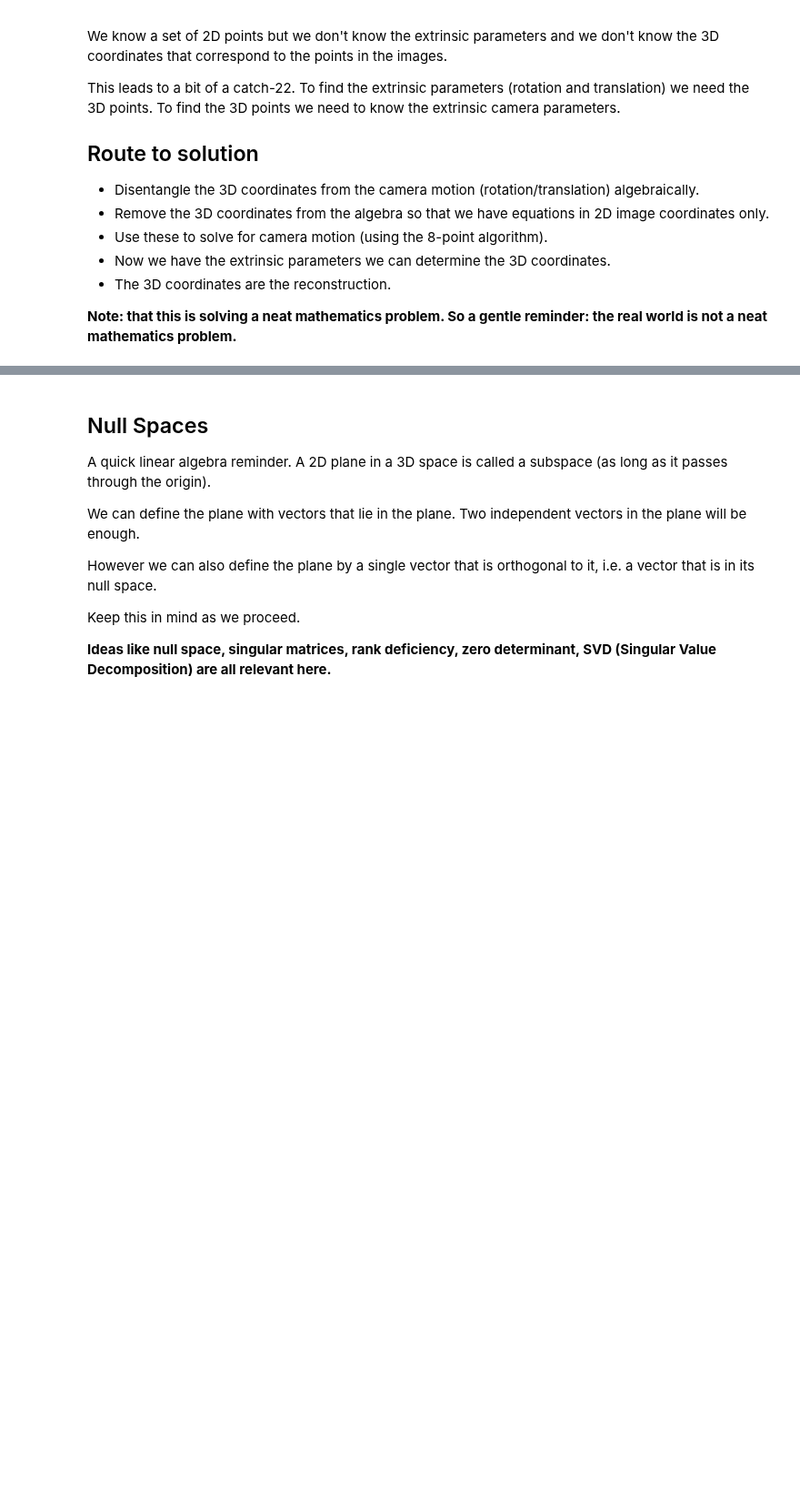
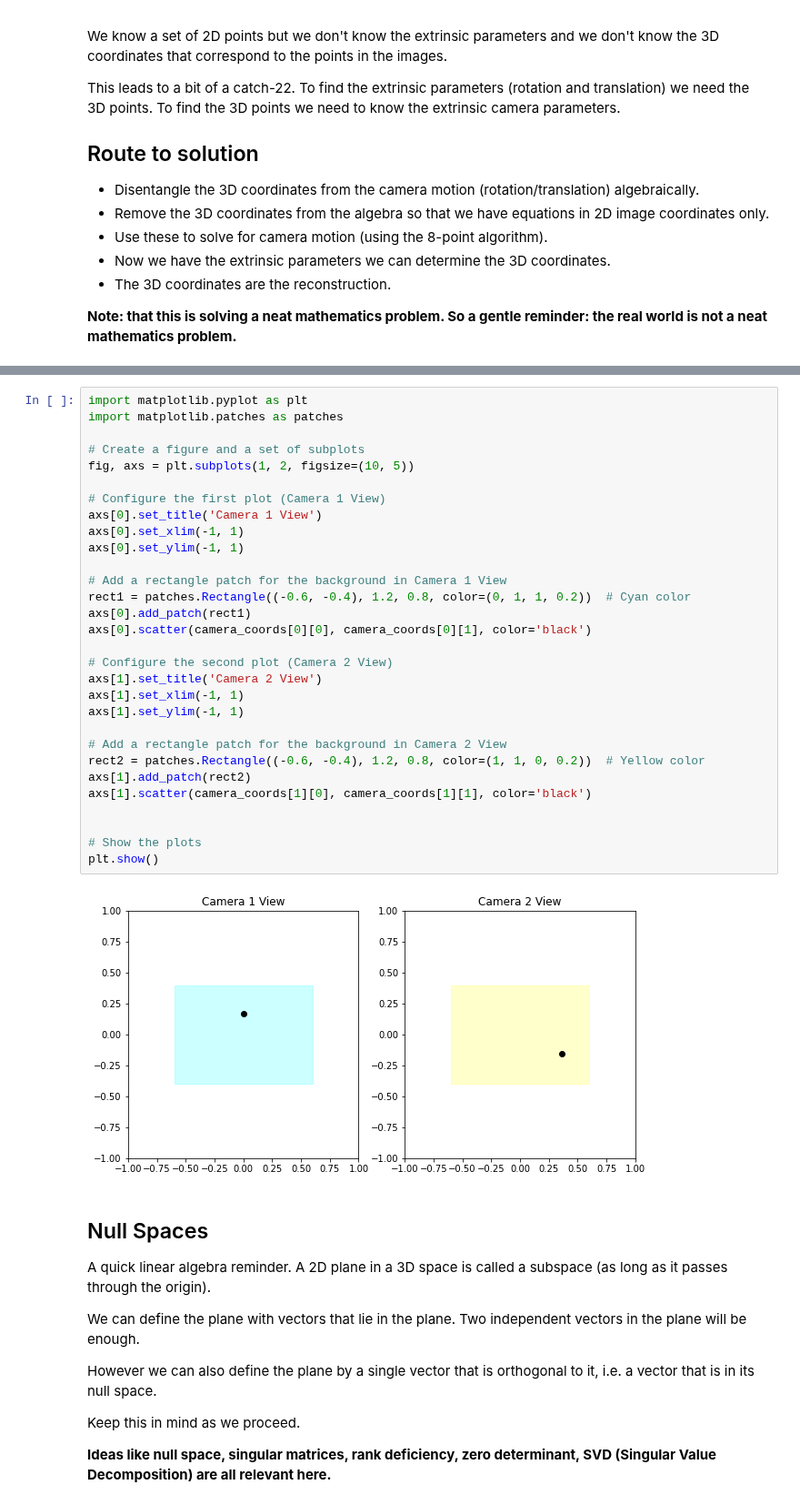
Before and after one commit to seanmullery/MVGCV, a Jupyter notebook: MVGCV-Epipolar Geometry/Epipolar Geometry and Two-view Reconstruction.ipynb, the cells around one changed output, grey strips where cells are left out. Shown at 91% size. Cells and saved outputs as stored; diff of their text form; blank space fills up the shorter version.

Commit message:
Added code to show the world coordinate as a 2D coordinate in the two camera frames

```diff
--- a/MVGCV-Epipolar Geometry/Epipolar Geometry and Two-view Reconstruction.ipynb
+++ b/MVGCV-Epipolar Geometry/Epipolar Geometry and Two-view Reconstruction.ipynb
@@ -286,4 +304,36 @@ HBox(children=(VBox(children=(IntSlider(value=0, description='Elevation', max=18
 [interactive output not drawn]
+# %%
+import matplotlib.pyplot as plt
+import matplotlib.patches as patches
+
+# Create a figure and a set of subplots
+fig, axs = plt.subplots(1, 2, figsize=(10, 5))
+
+# Configure the first plot (Camera 1 View)
+axs[0].set_title('Camera 1 View')
+axs[0].set_xlim(-1, 1)
+axs[0].set_ylim(-1, 1)
+
+# Add a rectangle patch for the background in Camera 1 View
+rect1 = patches.Rectangle((-0.6, -0.4), 1.2, 0.8, color=(0, 1, 1, 0.2))  # Cyan color
+axs[0].add_patch(rect1)
+axs[0].scatter(camera_coords[0][0], camera_coords[0][1], color='black')
+
+# Configure the second plot (Camera 2 View)
+axs[1].set_title('Camera 2 View')
+axs[1].set_xlim(-1, 1)
+axs[1].set_ylim(-1, 1)
+
+# Add a rectangle patch for the background in Camera 2 View
+rect2 = patches.Rectangle((-0.6, -0.4), 1.2, 0.8, color=(1, 1, 0, 0.2))  # Yellow color
+axs[1].add_patch(rect2)
+axs[1].scatter(camera_coords[1][0], camera_coords[1][1], color='black')
+
+
+# Show the plots
+plt.show()
+# %% [output]
+[figure, added]
 # %% [markdown]
 ## Null Spaces
 
```
Also changed, not shown: parts of 1 cell of this notebook.
